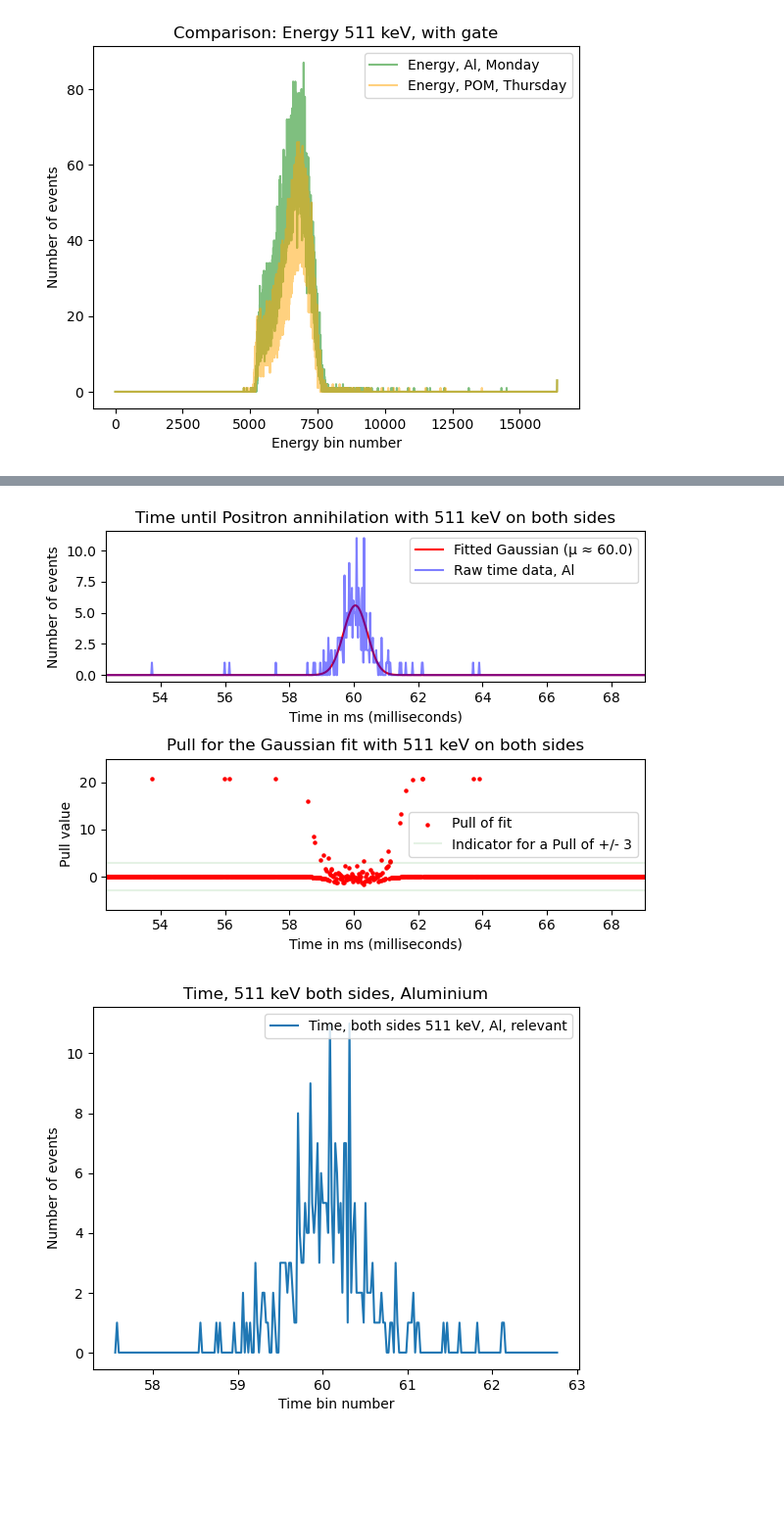
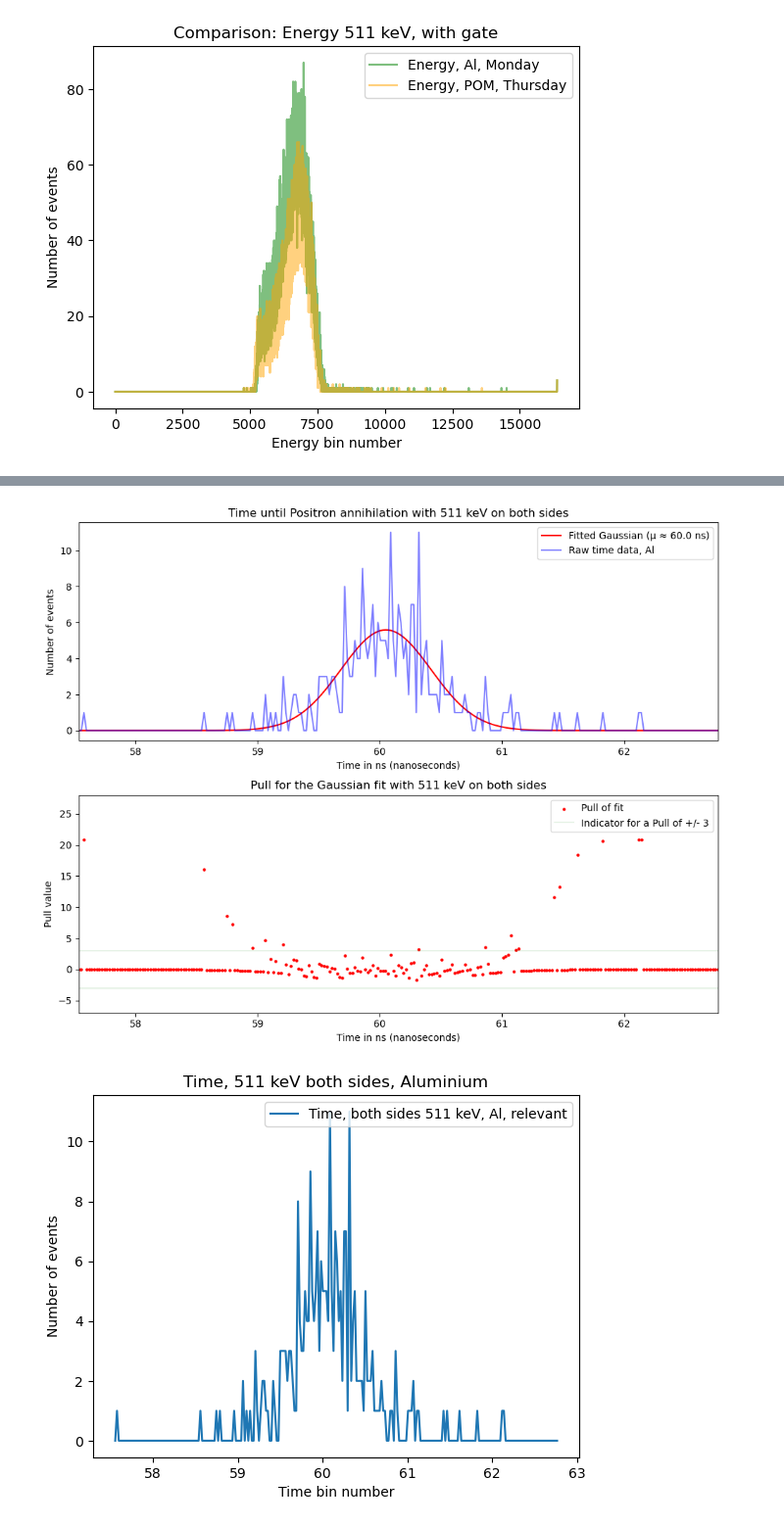
Before and after one commit to Royeth-Boss/KT-1-Lab-Positronium, a Jupyter notebook: Fits_and_plots.ipynb, the cells around one changed output, grey strips where cells are left out. Shown at 98% size. Cells and saved outputs as stored; diff of their text form; code cells hidden in the pictures; blank space fills up the shorter version.

```diff
--- a/Fits_and_plots.ipynb
+++ b/Fits_and_plots.ipynb
@@ -282,12 +282,12 @@ filepath = "Thursday_time interval_nogate.Spe"
 
 raw_data_lines = read_spe_integers(filepath)
 clean_data = cleanup_spe_file(raw_data_lines)
-data_time_interval_8ms = clean_data
+data_time_interval_8ns = clean_data
 
 # Create histogram
-plt.plot(data_time_interval_8ms, label="Time interval, 8ms")
+plt.plot(data_time_interval_8ns, label="Time interval, 8ns")
 
-plt.title("Time interval, 8ms")
+plt.title("Time interval, 8ns")
 plt.xlabel("Time bin number")
 plt.ylabel("Number of events")
 
@@ -650,23 +650,25 @@ plt.show()
 
 plt.close()
 
+# We define the range of the interesting data points
+lower_cutoff = 2750
+higher_cutoff = 3000
+
 # Now we perform a fit to a Gaussian with this data
 
 # Create an array to represent the x-axis
 x_axis = np.linspace(1, len(data_time_both_511_gate_al), len(data_time_both_511_gate_al))
-time_axis = x_axis * milliseconds_per_bin
+time_axis = x_axis * nanoseconds_per_bin
 
 # Initial guess for fit
 A0 = np.max(data_time_both_511_gate_al)
-mu0 = 2500 * milliseconds_per_bin  + ((3300 - 2500) * milliseconds_per_bin/2)
+mu0 = 2500 * nanoseconds_per_bin  + ((3300 - 2500) * nanoseconds_per_bin/2)
 sigma0 = 10
 offset0 = np.min(data_time_both_511_gate_al)
 p0 = [A0, mu0, sigma0, offset0]
 
 # Creating a gaussian fit
 optimized_parameters_both_511, _ = curve_fit(gaussian, time_axis, data_time_both_511_gate_al, p0=p0)
-
-print(optimized_parameters_both_511)
 
 A_both_511, mu_both_511, sigma_both_511, offset_both_511 = optimized_parameters_both_511
 x_fit = x_axis
@@ -675,33 +677,33 @@ y_fit = gaussian(time_axis, *optimized_parameters_both_511)
 # We calculate the Pull for this fit
 Pull_both_511 = (data_time_both_511_gate_al - y_fit) / np.sqrt(y_fit)
 
-fig, axs = plt.subplots(2, 1)
+fig, axs = plt.subplots(2, 1, figsize=(10, 8))
 
 # Plot the fit in the upper plot
-axs[0].plot(x_fit * milliseconds_per_bin, y_fit, label=f"Fitted Gaussian (μ ≈ {mu_both_511:.1f})", color="red")
-axs[0].plot(x_fit * milliseconds_per_bin, data_time_both_511_gate_al, label="Raw time data, Al", color="blue", alpha=0.5)
+axs[0].plot(x_fit * nanoseconds_per_bin, y_fit, label=f"Fitted Gaussian (μ ≈ {mu_both_511:.1f} ns)", color="red")
+axs[0].plot(x_fit * nanoseconds_per_bin, data_time_both_511_gate_al, label="Raw time data, Al", color="blue", alpha=0.5)
 
 axs[0].set_title("Time until Positron annihilation with 511 keV on both sides")
-axs[0].set_xlabel("Time in ms (milliseconds)")
+axs[0].set_xlabel("Time in ns (nanoseconds)")
 axs[0].set_ylabel("Number of events")
 
 axs[0].legend(loc='upper right')
-axs[0].set_xlim(2500 * milliseconds_per_bin, 3300 * milliseconds_per_bin)
+axs[0].set_xlim(lower_cutoff * nanoseconds_per_bin, higher_cutoff * nanoseconds_per_bin)
 
 # Plot the pull in the lower plot
-axs[1].scatter(x_fit * milliseconds_per_bin, Pull_both_511, label="Pull of fit", color="red", s=5, marker='o')
+axs[1].scatter(x_fit * nanoseconds_per_bin, Pull_both_511, label="Pull of fit", color="red", s=5, marker='o')
 
 # Create lines in the plot at the y-values 3 and -3
-axs[1].plot(x_fit * milliseconds_per_bin, np.full_like(x_fit, 3), color="green", alpha=0.1, label="Indicator for a Pull of +/- 3")
-axs[1].plot(x_fit * milliseconds_per_bin, np.full_like(x_fit, -3), color="green", alpha=0.1)
+axs[1].plot(x_fit * nanoseconds_per_bin, np.full_like(x_fit, 3), color="green", alpha=0.1, label="Indicator for a Pull of +/- 3")
+axs[1].plot(x_fit * nanoseconds_per_bin, np.full_like(x_fit, -3), color="green", alpha=0.1)
 
 axs[1].set_title("Pull for the Gaussian fit with 511 keV on both sides")
-axs[1].set_xlabel("Time in ms (milliseconds)")
+axs[1].set_xlabel("Time in ns (nanoseconds)")
 axs[1].set_ylabel("Pull value")
 
 axs[1].legend()
-axs[1].set_xlim(2500 * milliseconds_per_bin, 3300 * milliseconds_per_bin)
-axs[1].set_ylim(-7, 25)
+axs[1].set_xlim(lower_cutoff * nanoseconds_per_bin, higher_cutoff * nanoseconds_per_bin)
+axs[1].set_ylim(-7, 28)
 
 
 plt.tight_layout()
@@ -710,17 +712,14 @@ plt.show()
 
 plt.close()
 
-
-# We cut the data array to only have the interesting data points
-lower_cutoff = 2750
-higher_cutoff = 3000
+# Now we perform a second fit to a Gaussian with a reduced data set of the relevant data points
 
 # Create an array to represent the x-axis
 x_axis = np.linspace(1, len(data_time_both_511_gate_al), len(data_time_both_511_gate_al))
 
+# We cut the data array to only have the interesting data points
 x_axis_reduced = x_axis[lower_cutoff:higher_cutoff]
-time_axis_reduced = x_axis_reduced * milliseconds_per_bin
-
+time_axis_reduced = x_axis_reduced * nanoseconds_per_bin
 
 data_time_both_511_gate_al_relevant = data_time_both_511_gate_al[lower_cutoff:higher_cutoff]
 
@@ -754,43 +753,40 @@ p0 = [A0, mu0, sigma0, offset0]
 # Creating a gaussian fit
 optimized_parameters_both_511_reduced, _ = curve_fit(gaussian, time_axis_reduced, data_time_both_511_gate_al_relevant, p0=p0)
 
-print(optimized_parameters_both_511_reduced)
-
 A_both_511_reduced, mu_both_511_reduced, sigma_both_511_reduced, offset_both_511_reduced = optimized_parameters_both_511_reduced
 x_fit_reduced = time_axis_reduced
 y_fit_reduced = gaussian(time_axis_reduced, *optimized_parameters_both_511_reduced)
 
-
 # We calculate the Pull for this fit
 Pull_both_511_reduced = (data_time_both_511_gate_al_relevant - y_fit_reduced) / np.sqrt(y_fit_reduced)
 
-fig, axs = plt.subplots(2, 1)
+fig, axs = plt.subplots(2, 1, figsize=(10, 8))
 
 # Plot the fit in the upper plot
 axs[0].plot(x_fit_reduced, y_fit_reduced,
-            label=f"Fitted Gaussian (μ ≈ {mu_both_511_reduced:.1f})", linewidth=2, color="red")
+            label=f"Fitted Gaussian, reduced (μ ≈ {mu_both_511_reduced:.1f} ns)", linewidth=2, color="orange")
 axs[0].plot(x_fit_reduced,data_time_both_511_gate_al_relevant, label="Raw time data, Al, reduced", color="blue", alpha=0.5)
 
 axs[0].set_title("Time until Positron annihilation with 511 keV on both sides")
-axs[0].set_xlabel("Time in ms (milliseconds)")
+axs[0].set_xlabel("Time in ns (nanoseconds)")
 axs[0].set_ylabel("Number of events")
 
 axs[0].legend(loc='upper right')
 
 # Plot the pull in the lower plot
-axs[1].scatter(x_fit_reduced, Pull_both_511_reduced, label="Pull of fit, reduced", color="red", s=5, marker='o')
+axs[1].scatter(x_fit_reduced, Pull_both_511_reduced, label="Pull of fit, reduced", color="orange", s=5, marker='o')
 
 # Create lines in the plot at the y-values 3 and -3
 axs[1].plot(x_fit_reduced, np.full_like(x_fit_reduced, 3), color="green", alpha=0.1, label="Indicator for a Pull of +/- 3")
 axs[1].plot(x_fit_reduced, np.full_like(x_fit_reduced, -3), color="green", alpha=0.1)
 
 axs[1].set_title("Pull for the Gaussian fit with 511 keV on both sides")
-axs[1].set_xlabel("Time in ms (milliseconds)")
+axs[1].set_xlabel("Time in ns (nanoseconds)")
 axs[1].set_ylabel("Pull value")
 
-axs[1].legend(loc='lower right')
+axs[1].legend(loc='upper right')
 # axs[1].set_xlim(2500, 3300)
-axs[1].set_ylim(-7, 7)
+# axs[1].set_ylim(-7, 7)
 
 plt.tight_layout()
 
@@ -802,37 +798,37 @@ plt.close()
 # print(optimized_parameters_both_511_reduced)
 
 # Plot both fits with the data
-fig, axs = plt.subplots(2, 1)
+fig, axs = plt.subplots(2, 1, figsize=(10, 8))
 
 # Plot the fits in the upper plot
-axs[0].plot(x_fit * milliseconds_per_bin, y_fit, label=f"Fitted Gaussian (μ ≈ {mu_both_511:.1f})", linewidth=2, color="red")
+axs[0].plot(x_fit * nanoseconds_per_bin, y_fit, label=f"Fitted Gaussian (μ ≈ {mu_both_511:.1f} ns)", linewidth=2, color="red")
 axs[0].plot(x_fit_reduced, y_fit_reduced,
-            label=f"Fitted Gaussian (μ ≈ {mu_both_511_reduced:.1f})", linewidth=2, color="orange")
-axs[0].plot(x_fit * milliseconds_per_bin, data_time_both_511_gate_al, label="Raw time data, Al", color="blue", alpha=0.5)
+            label=f"Fitted Gaussian, reduced (μ ≈ {mu_both_511_reduced:.1f} ns)", linewidth=2, color="orange")
+axs[0].plot(x_fit * nanoseconds_per_bin, data_time_both_511_gate_al, label="Raw time data, Al", color="blue", alpha=0.5)
 
 axs[0].set_title("Time until Positron annihilation with 511 keV on both sides")
-axs[0].set_xlabel("Time in ms (milliseconds)")
+axs[0].set_xlabel("Time in ns (nanoseconds)")
 axs[0].set_ylabel("Number of events")
 
 axs[0].legend(loc='upper right')
-axs[0].set_xlim(2750 * milliseconds_per_bin, 3000 * milliseconds_per_bin)
+axs[0].set_xlim(lower_cutoff * nanoseconds_per_bin, higher_cutoff * nanoseconds_per_bin)
 
 # Plot the pulls in the lower plot
-axs[1].scatter(x_fit * milliseconds_per_bin, Pull_both_511, label="Pull of fit", color="red", s=5, marker='o', alpha=0.5)
+axs[1].scatter(x_fit * nanoseconds_per_bin, Pull_both_511, label="Pull of fit", color="red", s=5, marker='o', alpha=0.5)
 axs[1].scatter(x_fit_reduced, Pull_both_511_reduced, label="Pull of fit, reduced", color="orange",
                s=5, marker='o', alpha=0.5)
 
 axs[1].set_title("Pull for the Gaussian fit with 511 keV on both sides")
-axs[1].set_xlabel("Time in ms (milliseconds)")
+axs[1].set_xlabel("Time in ns (nanoseconds)")
 axs[1].set_ylabel("Pull value")
 
 # Create lines in the plot at the y-values 3 and -3
-axs[1].plot(x_fit * milliseconds_per_bin, np.full_like(x_fit, 3), color="green", alpha=0.1, label="Indicator for a Pull of +/- 3")
-axs[1].plot(x_fit * milliseconds_per_bin, np.full_like(x_fit, -3), color="green", alpha=0.1)
+axs[1].plot(x_fit * nanoseconds_per_bin, np.full_like(x_fit, 3), color="green", alpha=0.1, label="Indicator for a Pull of +/- 3")
+axs[1].plot(x_fit * nanoseconds_per_bin, np.full_like(x_fit, -3), color="green", alpha=0.1)
 
 axs[1].legend(loc='upper right')
-axs[1].set_xlim(2750 * milliseconds_per_bin, 3000 * milliseconds_per_bin)
-axs[1].set_ylim(-7, 20)
+axs[1].set_xlim(lower_cutoff * nanoseconds_per_bin, higher_cutoff * nanoseconds_per_bin)
+axs[1].set_ylim(-7, 30)
 
 plt.tight_layout()
 
@@ -840,6 +836,8 @@ plt.show()
 
 plt.close()
 
-print(optimized_parameters_both_511_reduced - optimized_parameters_both_511)
+print("fit parameters of the first fit =",optimized_parameters_both_511)
+print("fit parameters of the second, reduced fit =", optimized_parameters_both_511_reduced)
+print("difference in parameters of the two fits = ", optimized_parameters_both_511_reduced - optimized_parameters_both_511)
 # %% [output]
 [figure]
@@ -847,2 +844,2 @@ print(optimized_parameters_both_511_reduced - optimized_parameters_both_511)
-[figure, old version]
+[figure, new version]
 [figure]
```
Also changed, not shown: parts of 4 cells of this notebook.
